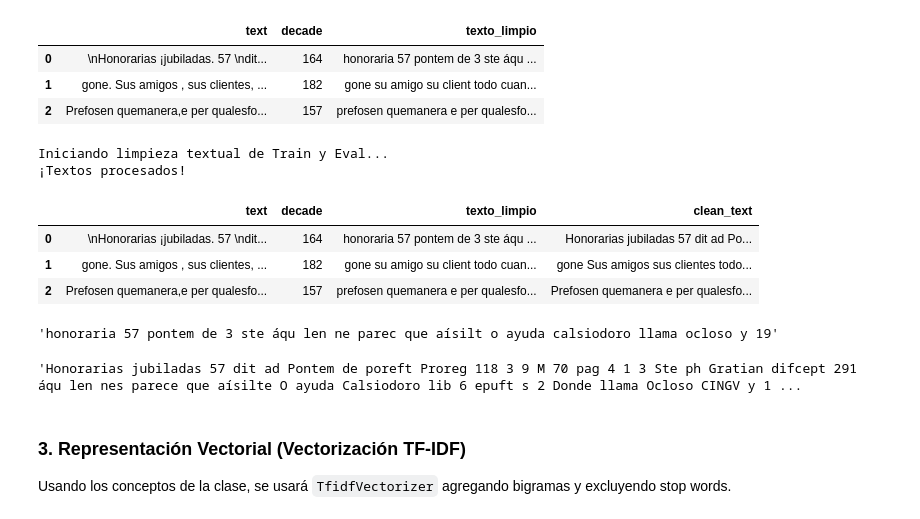
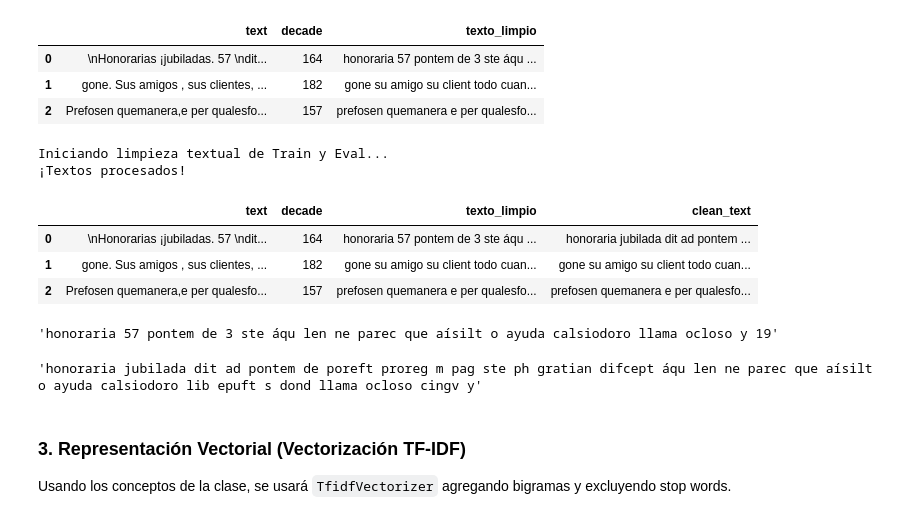
Before and after one commit to ef-blanco/Proy_ML_etapa_1, a Jupyter notebook: Proyecto_Competencia_Parte1.ipynb, the cells around one changed output. Saved outputs shown, nothing was run; the diff lists cells and outputs as text; code cells hidden in the pictures.

```diff
--- a/Proyecto_Competencia_Parte1.ipynb
+++ b/Proyecto_Competencia_Parte1.ipynb
@@ -67,31 +68,36 @@ Iniciando limpieza textual de Train y Eval...
 | 2 | Prefosen quemanera,e per qualesfo... | 157 | prefosen quemanera e per qualesfo... |
 # %%
 # Opcion 2
+
 print("Iniciando limpieza textual de Train y Eval...")
 # Reemplazamos los signos raros y de puntuación por espacios
 # Para el caractér "-" que indica la contuniadad de una pabra el la siguiente línea hacemos una excepción y lo eliminamos
 df_train["clean_text"] = df_train["text"].str.replace(r"-\s*\n\s*","",regex=True)
-df_train["clean_text"] = df_train["clean_text"].str.replace(r"[^a-zA-ZáéíóúÁÉÍÓÚñÑ0-9\s]"," ",regex=True)
+df_train["clean_text"] = df_train["clean_text"].str.replace(r"[^a-zA-ZáéíóúÁÉÍÓÚñÑ\s]"," ",regex=True)
 df_eval["clean_text"] = df_eval["text"].str.replace(r"-\s*\n\s*","",regex=True)
-df_eval["clean_text"] = df_eval["clean_text"].str.replace(r"[^a-zA-ZáéíóúÁÉÍÓÚñÑ0-9\s]"," ",regex=True)
+df_eval["clean_text"] = df_eval["clean_text"].str.replace(r"[^a-zA-ZáéíóúÁÉÍÓÚñÑ\s]"," ",regex=True)
 # Arreglamos los espacios para que solo quede uno
 df_train["clean_text"] = df_train["clean_text"].str.replace(r"\s+", " ", regex=True).str.strip()
 df_eval["clean_text"] = df_eval["clean_text"].str.replace(r"\s+", " ", regex=True).str.strip()
 
-def tokenizacion(text):
-    return " ".join(word_tokenize(text))
 
-df_train["clean_text"] = df_train["clean_text"].apply(tokenizacion)
-df_eval["clean_text"] = df_eval["clean_text"].apply(tokenizacion)
+def token_y_stem(text):
+    tokens = word_tokenize(text)
+    return " ".join([stemmer.stem(t) for t in tokens if t.isalnum()])
+
+df_train["clean_text"] = df_train["clean_text"].apply(token_y_stem)
+df_train["clean_text"] = df_train["clean_text"].str.lower()
+df_eval["clean_text"] = df_eval["clean_text"].apply(token_y_stem)
+df_eval["clean_text"] = df_train["clean_text"].str.lower()
 print("¡Textos procesados!")
 df_train.head(3)
 # %% [output]
 Iniciando limpieza textual de Train y Eval...
 ¡Textos procesados!
 |  | text | decade | texto_limpio | clean_text |
-| 0 | \nHonorarias ¡jubiladas. 57 \ndit... | 164 | honoraria 57 pontem de 3 ste áqu ... | Honorarias jubiladas 57 dit ad Po... |
-| 1 | gone. Sus amigos , sus clientes, ... | 182 | gone su amigo su client todo cuan... | gone Sus amigos sus clientes todo... |
-| 2 | Prefosen quemanera,e per qualesfo... | 157 | prefosen quemanera e per qualesfo... | Prefosen quemanera e per qualesfo... |
+| 0 | \nHonorarias ¡jubiladas. 57 \ndit... | 164 | honoraria 57 pontem de 3 ste áqu ... | honoraria jubilada dit ad pontem ... |
+| 1 | gone. Sus amigos , sus clientes, ... | 182 | gone su amigo su client todo cuan... | gone su amigo su client todo cuan... |
+| 2 | Prefosen quemanera,e per qualesfo... | 157 | prefosen quemanera e per qualesfo... | prefosen quemanera e per qualesfo... |
 # %%
 df_train["texto_limpio"][0]
 # %% [output]
@@ -99,7 +105,7 @@ df_train["texto_limpio"][0]
 # %%
 df_train["clean_text"][0]
 # %% [output]
-'Honorarias jubiladas 57 dit ad Pontem de poreft Proreg 118 3 9 M 70 pag 4 1 3 Ste ph Gratian difcept 291 áqu len nes parece que aísilte O ayuda Calsiodoro lib 6 epuft s 2 Donde llama Ocloso CINGV y 1 ...
+'honoraria jubilada dit ad pontem de poreft proreg m pag ste ph gratian difcept áqu len ne parec que aísilt o ayuda calsiodoro lib epuft s dond llama ocloso cingv y'
 # %% [markdown]
 ### 3. Representación Vectorial (Vectorización TF-IDF)
 Usando los conceptos de la clase, se usará `TfidfVectorizer` agregando bigramas y excluyendo stop words.
```
Also changed, not shown: parts of 8 cells of this notebook.
